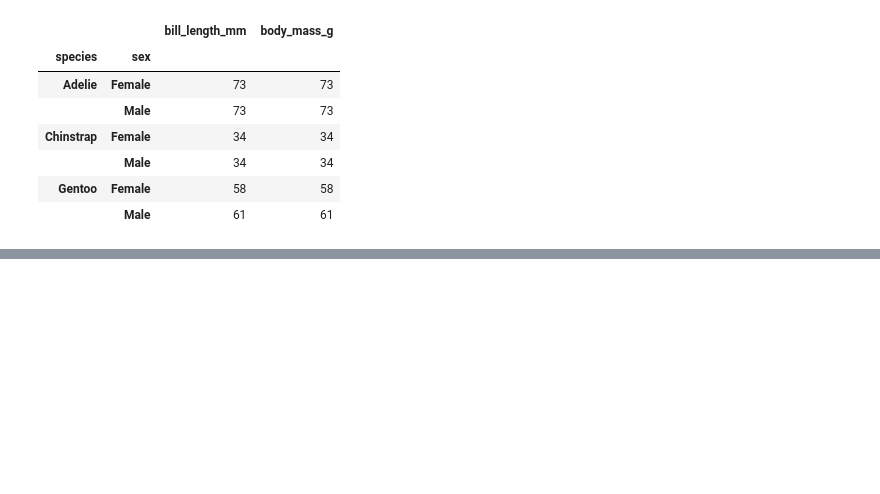
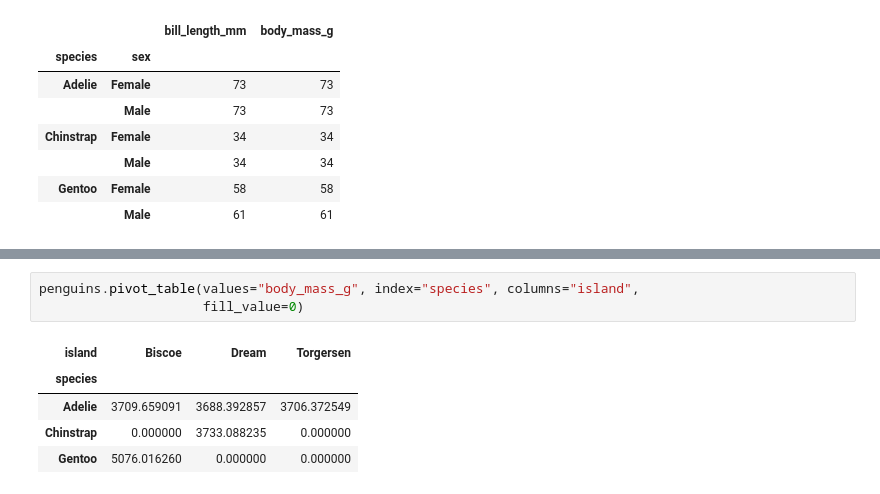
Before and after one commit to r-leyshon/py-pandas, a Jupyter notebook: data-manipulation/02-summary-stats.ipynb, the cells around one changed output, grey strips where cells are left out. Saved outputs shown, nothing was run; the diff lists cells and outputs as text; blank space fills up the shorter version.

```diff
--- a/data-manipulation/02-summary-stats.ipynb
+++ b/data-manipulation/02-summary-stats.ipynb
@@ -239,0 +271,9 @@ penguins.groupby(["species", "sex"])[["bill_length_mm", "body_mass_g"]].agg(np.c
+# %%
+penguins.pivot_table(values="body_mass_g", index="species", columns="island",
+                     fill_value=0)
+# %% [output]
+| island | Biscoe | Dream | Torgersen |
+| species |  |  |  |
+| Adelie | 3709.659091 | 3688.392857 | 3706.372549 |
+| Chinstrap | 0.000000 | 3733.088235 | 0.000000 |
+| Gentoo | 5076.016260 | 0.000000 | 0.000000 |
```
Also changed, not shown: parts of 5 cells of this notebook.
